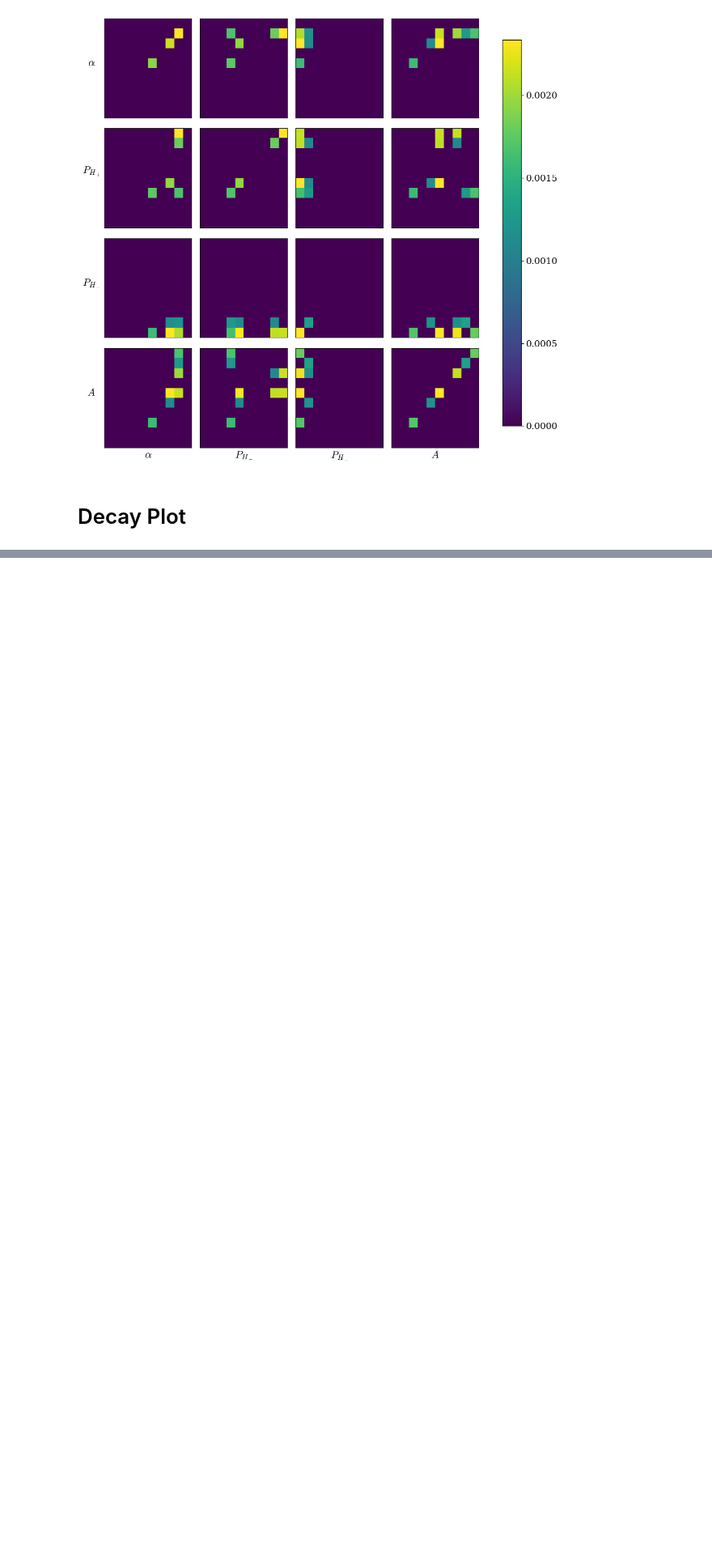
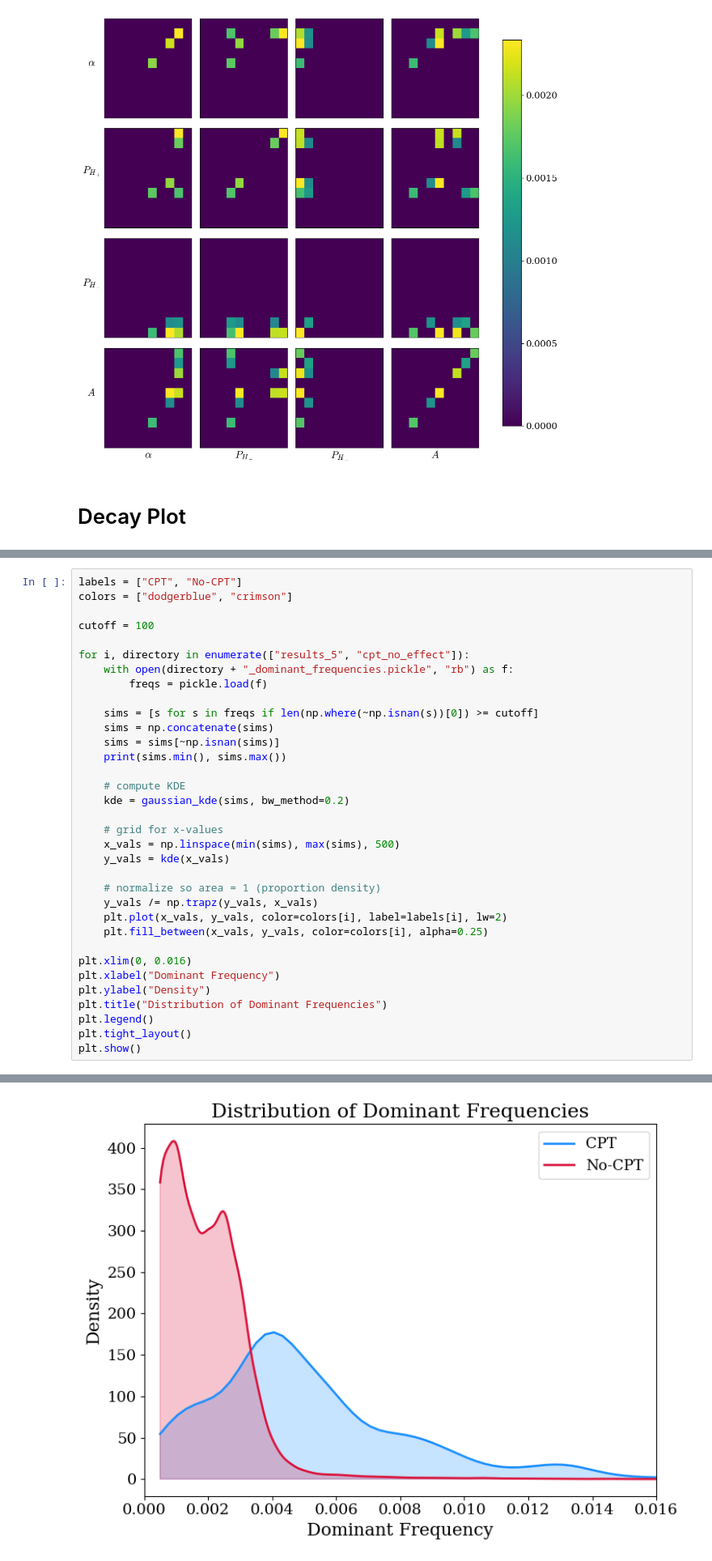
Before and after one commit to charlesaugdupont/cognitive-biases-endogenous-volatility, a Jupyter notebook: DominantFrequency.ipynb, the cells around one changed output, grey strips where cells are left out. Shown: that part at 81% size. Cells and saved outputs as stored; diff of their text form; blank space fills up the shorter version.

```diff
--- a/DominantFrequency.ipynb
+++ b/DominantFrequency.ipynb
@@ -308,0 +310,35 @@ plt.show()
+# %%
+labels = ["CPT", "No-CPT"]
+colors = ["dodgerblue", "crimson"]
+
+cutoff = 100
+
+for i, directory in enumerate(["results_5", "cpt_no_effect"]):
+    with open(directory + "_dominant_frequencies.pickle", "rb") as f:
+        freqs = pickle.load(f)
+
+    sims = [s for s in freqs if len(np.where(~np.isnan(s))[0]) >= cutoff]
+    sims = np.concatenate(sims)
+    sims = sims[~np.isnan(sims)]
+    print(sims.min(), sims.max())
+
+    # compute KDE
+    kde = gaussian_kde(sims, bw_method=0.2)
+
+    # grid for x-values
+    x_vals = np.linspace(min(sims), max(sims), 500)
+    y_vals = kde(x_vals)
+
+    # normalize so area = 1 (proportion density)
+    y_vals /= np.trapz(y_vals, x_vals)
+    plt.plot(x_vals, y_vals, color=colors[i], label=labels[i], lw=2)
+    plt.fill_between(x_vals, y_vals, color=colors[i], alpha=0.25)
+
+plt.xlim(0, 0.016)
+plt.xlabel("Dominant Frequency")
+plt.ylabel("Density")
+plt.title("Distribution of Dominant Frequencies")
+plt.legend()
+plt.tight_layout()
+plt.show()
+# %% [output]
@@ -308,0 +347 @@ plt.show()
+[figure, added]
```
Also changed, not shown: parts of 4 cells of this notebook.
